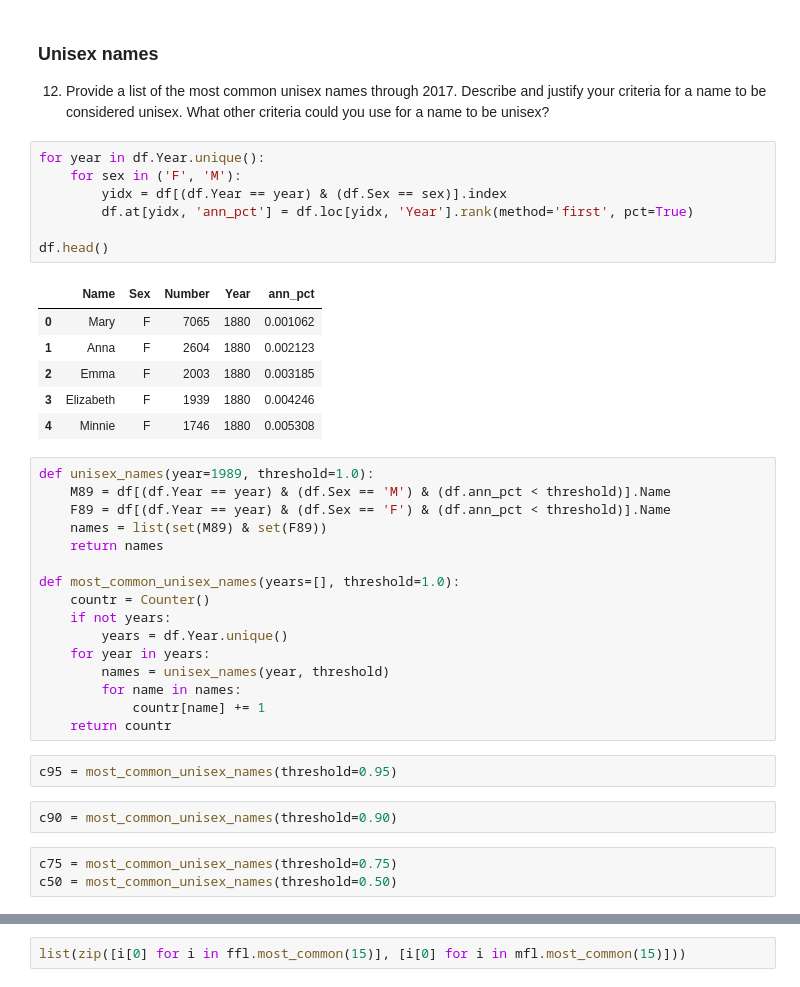
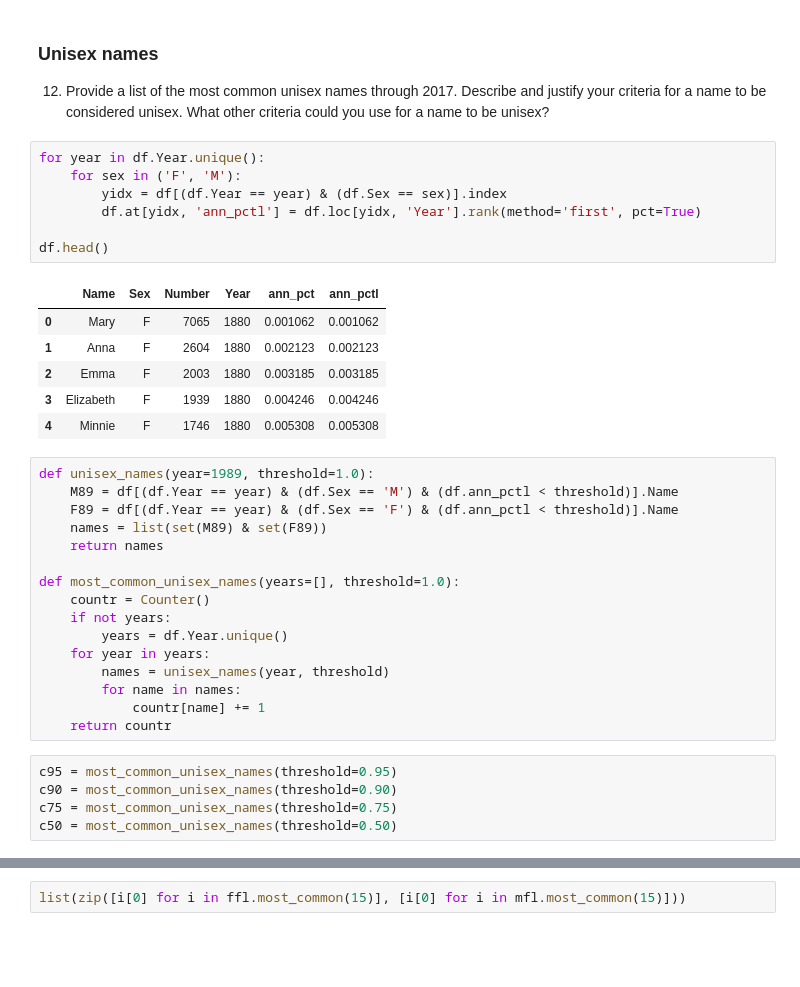
Before and after one commit to tjslezak/dignity-health-challenge, a Jupyter notebook: dh-challenge.ipynb, the cells around one changed output, grey strips where cells are left out. Drawn from its saved outputs; the diff is of its cells as text; blank space fills up the shorter version.

```diff
--- a/dh-challenge.ipynb
+++ b/dh-challenge.ipynb
@@ -219,21 +224,21 @@ print(list(common_names)[:12])
 # %%
 for year in df.Year.unique():
     for sex in ('F', 'M'):
         yidx = df[(df.Year == year) & (df.Sex == sex)].index
-        df.at[yidx, 'ann_pct'] = df.loc[yidx, 'Year'].rank(method='first', pct=True)
+        df.at[yidx, 'ann_pctl'] = df.loc[yidx, 'Year'].rank(method='first', pct=True)
 
 df.head()
 # %% [output]
-|  | Name | Sex | Number | Year | ann_pct |
-| 0 | Mary | F | 7065 | 1880 | 0.001062 |
-| 1 | Anna | F | 2604 | 1880 | 0.002123 |
-| 2 | Emma | F | 2003 | 1880 | 0.003185 |
-| 3 | Elizabeth | F | 1939 | 1880 | 0.004246 |
-| 4 | Minnie | F | 1746 | 1880 | 0.005308 |
+|  | Name | Sex | Number | Year | ann_pct | ann_pctl |
+| 0 | Mary | F | 7065 | 1880 | 0.001062 | 0.001062 |
+| 1 | Anna | F | 2604 | 1880 | 0.002123 | 0.002123 |
+| 2 | Emma | F | 2003 | 1880 | 0.003185 | 0.003185 |
+| 3 | Elizabeth | F | 1939 | 1880 | 0.004246 | 0.004246 |
+| 4 | Minnie | F | 1746 | 1880 | 0.005308 | 0.005308 |
 # %%
 def unisex_names(year=1989, threshold=1.0):
-    M89 = df[(df.Year == year) & (df.Sex == 'M') & (df.ann_pct < threshold)].Name
-    F89 = df[(df.Year == year) & (df.Sex == 'F') & (df.ann_pct < threshold)].Name
+    M89 = df[(df.Year == year) & (df.Sex == 'M') & (df.ann_pctl < threshold)].Name
+    F89 = df[(df.Year == year) & (df.Sex == 'F') & (df.ann_pctl < threshold)].Name
     names = list(set(M89) & set(F89))
     return names
 
@@ -246,11 +251,9 @@ def most_common_unisex_names(years=[], threshold=1.0):
         for name in names:
             countr[name] += 1
     return countr
-# %%
-c95 = most_common_unisex_names(threshold=0.95)
-# %%
-c90 = most_common_unisex_names(threshold=0.90)
 # %%
+c95 = most_common_unisex_names(threshold=0.95)
+c90 = most_common_unisex_names(threshold=0.90)
 c75 = most_common_unisex_names(threshold=0.75)
 c50 = most_common_unisex_names(threshold=0.50)
 # %%
```
Also changed, not shown: parts of 35 cells of this notebook.
